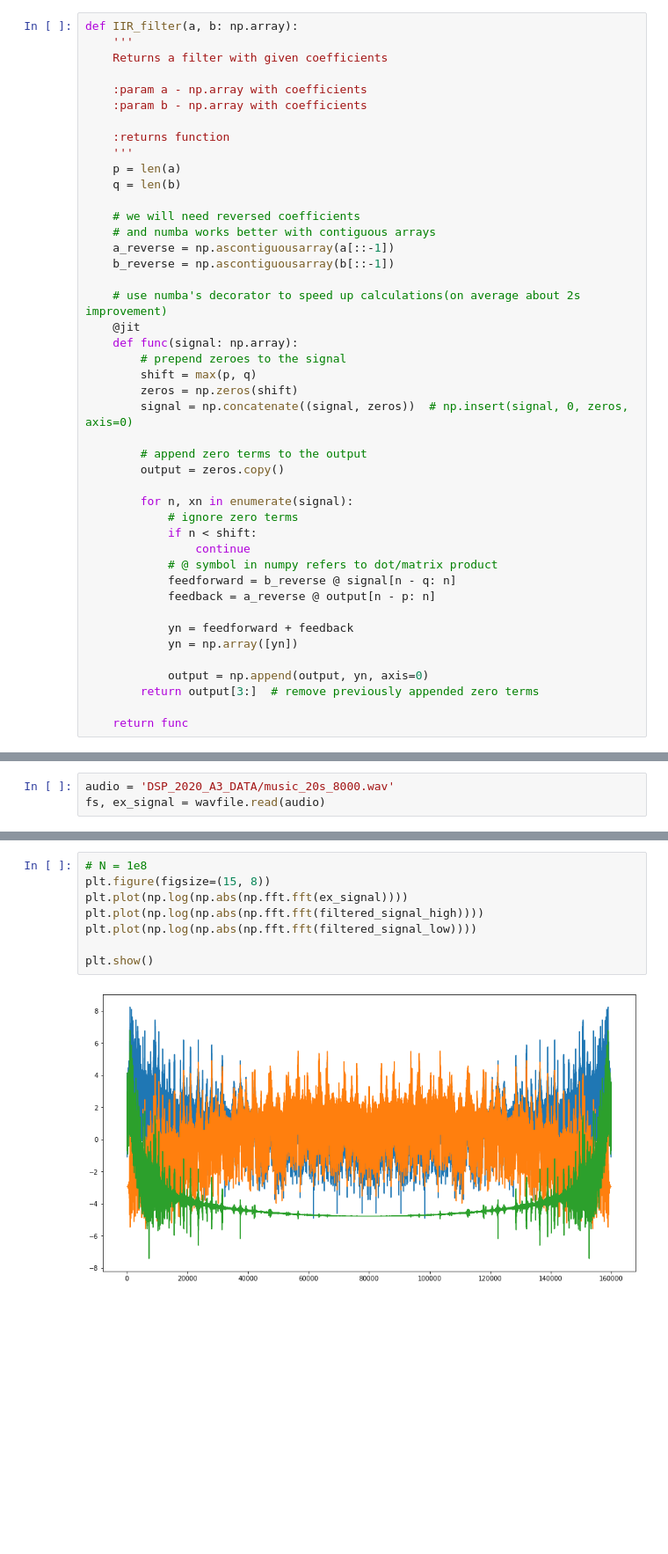
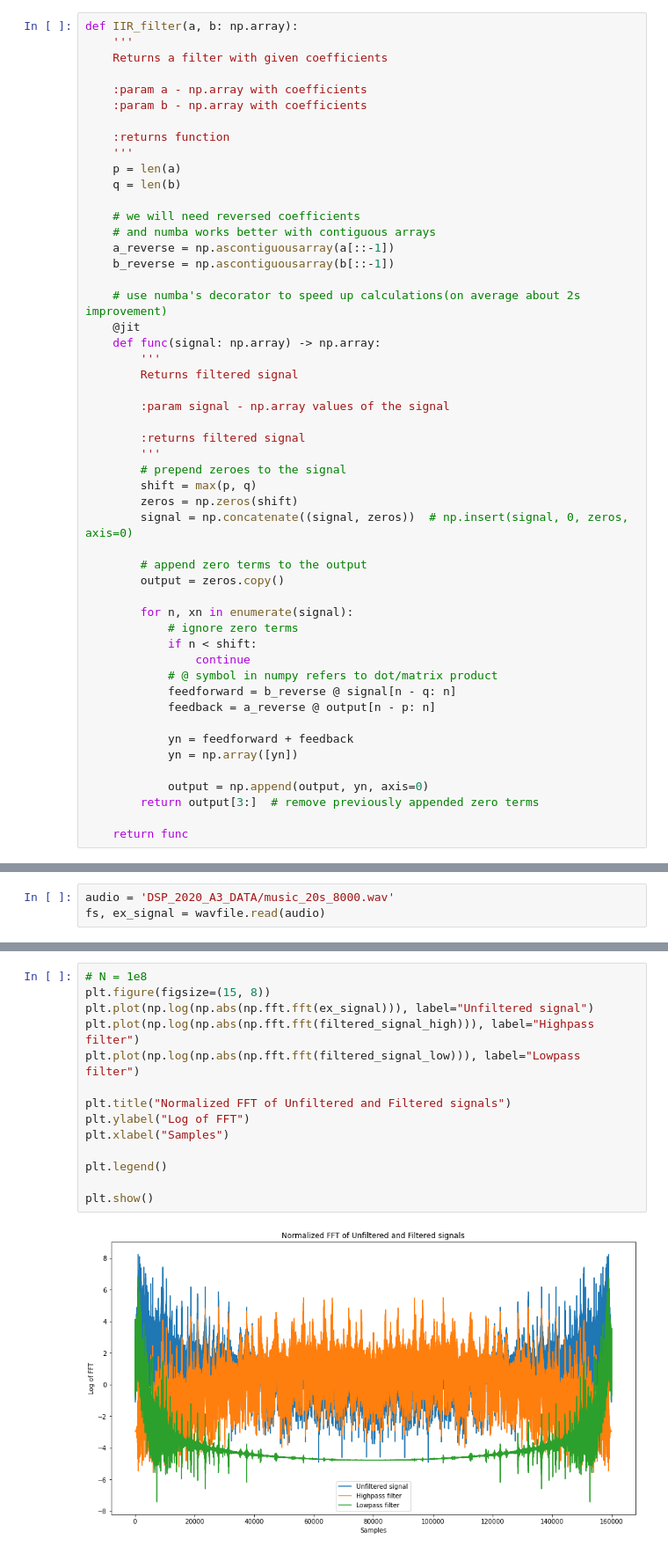
Before and after one commit to sham1lk/irc_dsp, a Jupyter notebook: lab3.ipynb, the cells around one changed output, grey strips where cells are left out. Shown at 88% size. Cells and saved outputs as stored; diff of their text form; blank space fills up the shorter version.

Commit message:
added comments, titles and explanations

```diff
--- a/lab3.ipynb
+++ b/lab3.ipynb
@@ -190,7 +197,14 @@ def IIR_filter(a, b: np.array):
 
     # use numba's decorator to speed up calculations(on average about 2s improvement)
     @jit
-    def func(signal: np.array):
+    def func(signal: np.array) -> np.array:
+        '''
+        Returns filtered signal
+
+        :param signal - np.array values of the signal
+
+        :returns filtered signal
+        '''
         # prepend zeroes to the signal
         shift = max(p, q)
         zeros = np.zeros(shift)
@@ -312,12 +335,18 @@ Compute the approximate DFT spectrum of these IIR filters. Verify that filters w
 # %%
 # N = 1e8
 plt.figure(figsize=(15, 8))
-plt.plot(np.log(np.abs(np.fft.fft(ex_signal))))
-plt.plot(np.log(np.abs(np.fft.fft(filtered_signal_high))))
-plt.plot(np.log(np.abs(np.fft.fft(filtered_signal_low))))
+plt.plot(np.log(np.abs(np.fft.fft(ex_signal))), label="Unfiltered signal")
+plt.plot(np.log(np.abs(np.fft.fft(filtered_signal_high))), label="Highpass filter")
+plt.plot(np.log(np.abs(np.fft.fft(filtered_signal_low))), label="Lowpass filter")
+
+plt.title("Normalized FFT of Unfiltered and Filtered signals")
+plt.ylabel("Log of FFT")
+plt.xlabel("Samples")
+
+plt.legend()
 
 plt.show()
 # %% [output]
-[figure, old version]
+[figure, new version]
 # %% [markdown]
 #### DFT of Lowpass Filter Result
```
Also changed, not shown: parts of 31 cells of this notebook.
